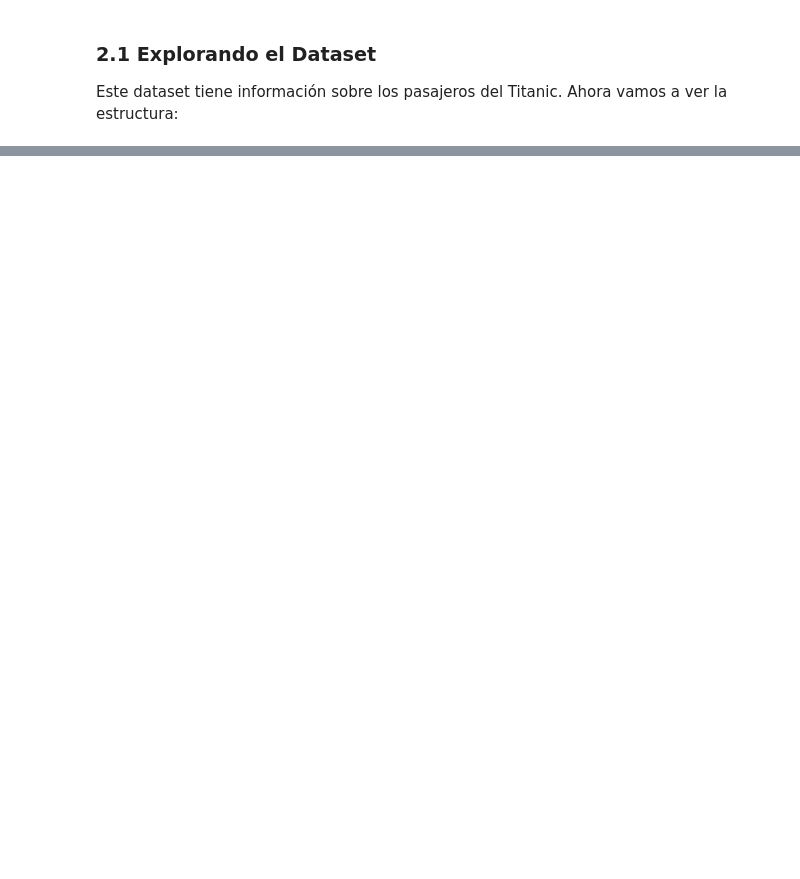
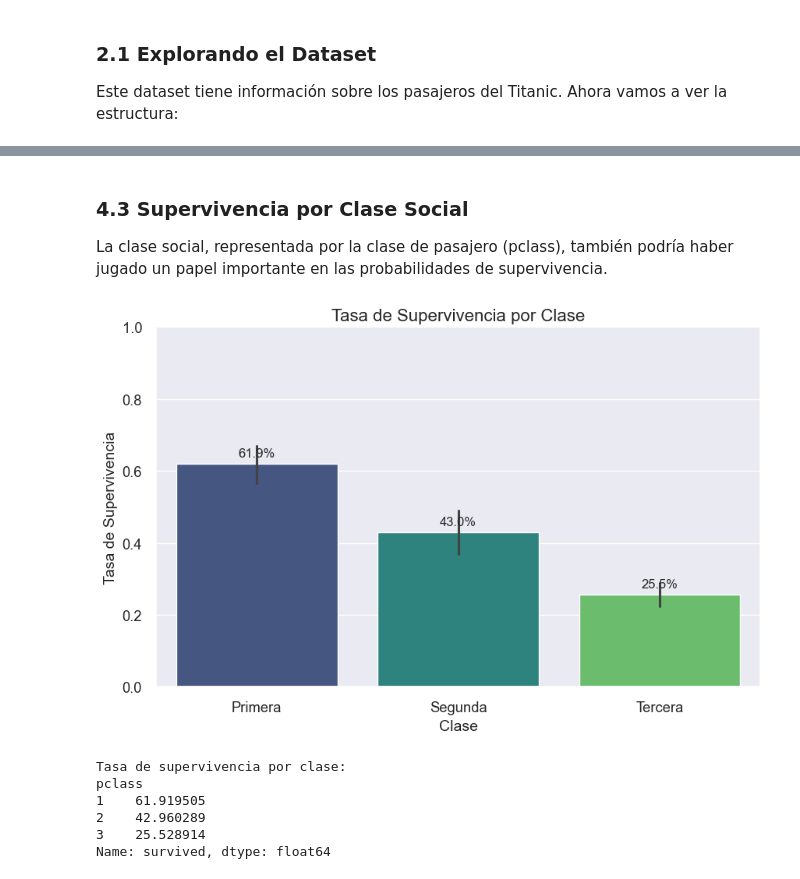
Before and after one commit to frank-rod/analisis_titanic, a Jupyter notebook: analisis_titanic.ipynb, the cells around one changed output, grey strips where cells are left out. Cells and saved outputs as stored; diff of their text form; code cells hidden in the pictures; blank space fills up the shorter version.

```diff
--- a/analisis_titanic.ipynb
+++ b/analisis_titanic.ipynb
@@ -52,0 +554,33 @@ Este dataset tiene información sobre los pasajeros del Titanic. Ahora vamos a v
+# %% [markdown]
+### 4.3 Supervivencia por Clase Social
+
+La clase social, representada por la clase de pasajero (pclass), también podría haber jugado un papel importante en las probabilidades de supervivencia.
+# %%
+# Tasa de supervivencia por clase
+class_survival = df_cleaned.groupby('pclass')['survived'].mean().sort_values(ascending=False) * 100
+
+# Visualizamos la supervivencia por clase
+plt.figure(figsize=(10, 6))
+ax = sns.barplot(x='pclass', y='survived', data=df_cleaned, order=[1, 2, 3], palette='viridis')
+
+# Añadir etiquetas de porcentaje
+for i, rate in enumerate(class_survival.sort_index()):
+    ax.text(i, rate/100 + 0.02, f'{rate:.1f}%', ha='center', fontsize=12)
+
+plt.title('Tasa de Supervivencia por Clase', fontsize=16)
+plt.xlabel('Clase', fontsize=14)
+plt.ylabel('Tasa de Supervivencia', fontsize=14)
+plt.xticks([0, 1, 2], ['Primera', 'Segunda', 'Tercera'])
+plt.ylim(0, 1.0)
+plt.show()
+
+print("Tasa de supervivencia por clase:")
+print(class_survival)
+# %% [output]
+[figure, added]
+Tasa de supervivencia por clase:
+pclass
+1    61.919505
+2    42.960289
+3    25.528914
+Name: survived, dtype: float64
```
Also changed, not shown: parts of 39 cells of this notebook, 6 other files.
